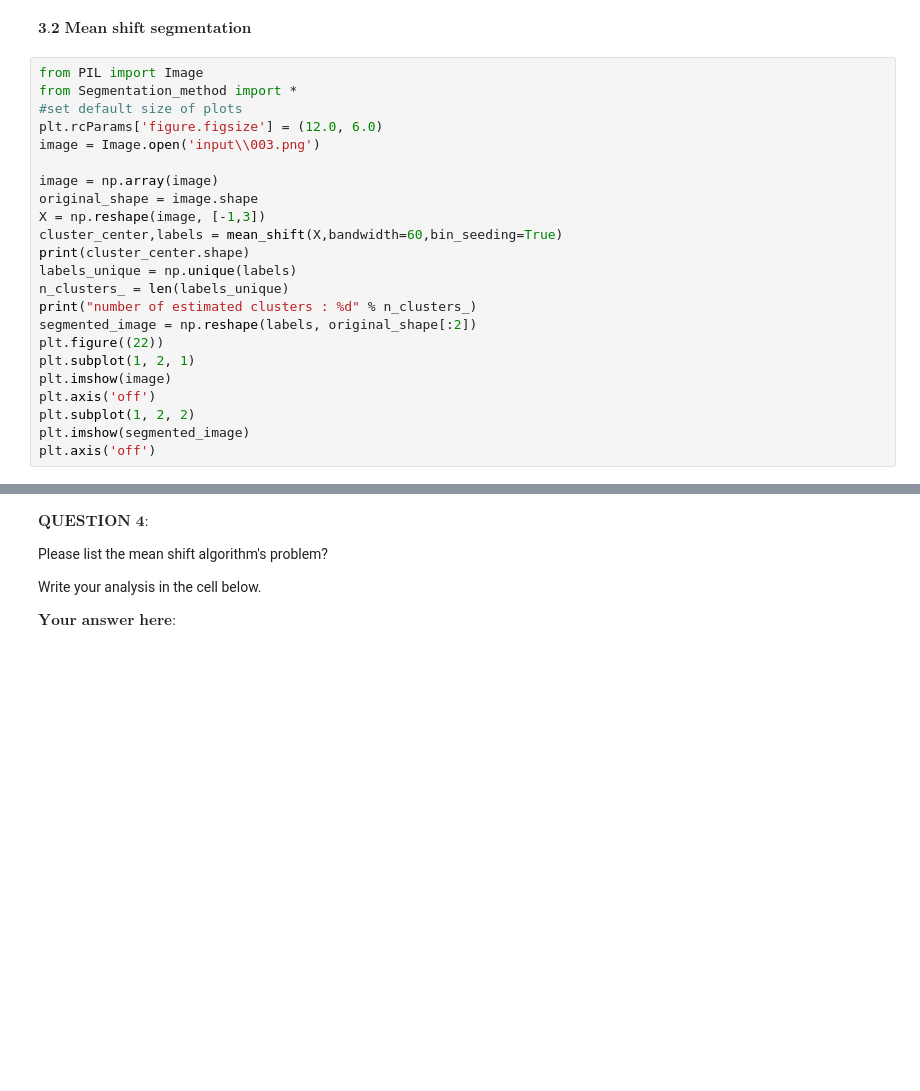
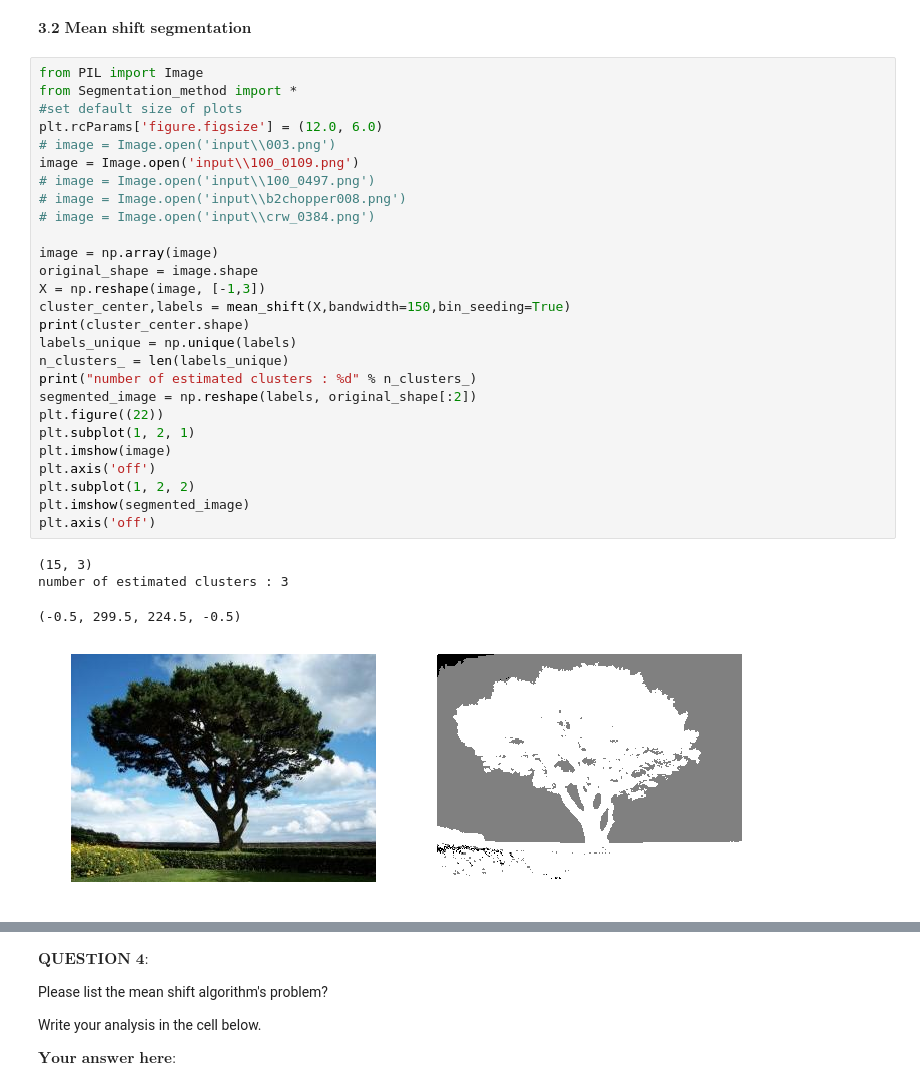
Before and after one commit to yingchen0505/cs4243, a Jupyter notebook: Assignment-2/Segmentation.ipynb, the cells around one changed output, grey strips where cells are left out. Cells and saved outputs as stored; diff of their text form; blank space fills up the shorter version.

```diff
--- a/Assignment-2/Segmentation.ipynb
+++ b/Assignment-2/Segmentation.ipynb
@@ -330,23 +345,32 @@ $\textbf{3.2 Mean shift segmentation}$
 # %%
 from PIL import Image
 from Segmentation_method import *
 #set default size of plots
 plt.rcParams['figure.figsize'] = (12.0, 6.0)
-image = Image.open('input\\003.png')
+# image = Image.open('input\\003.png')
+image = Image.open('input\\100_0109.png')
+# image = Image.open('input\\100_0497.png')
+# image = Image.open('input\\b2chopper008.png')
+# image = Image.open('input\\crw_0384.png')
 
 image = np.array(image)
 original_shape = image.shape
 X = np.reshape(image, [-1,3])
-cluster_center,labels = mean_shift(X,bandwidth=60,bin_seeding=True)
+cluster_center,labels = mean_shift(X,bandwidth=150,bin_seeding=True)
 print(cluster_center.shape)
 labels_unique = np.unique(labels)
 n_clusters_ = len(labels_unique)
 print("number of estimated clusters : %d" % n_clusters_)
 segmented_image = np.reshape(labels, original_shape[:2])
 plt.figure((22))
 plt.subplot(1, 2, 1)
 plt.imshow(image)
 plt.axis('off')
 plt.subplot(1, 2, 2)
 plt.imshow(segmented_image)
 plt.axis('off')
+# %% [output]
+(15, 3)
+number of estimated clusters : 3
+(-0.5, 299.5, 224.5, -0.5)
+[figure, added]
```
Also changed, not shown: parts of 9 cells of this notebook, 2 other files.
